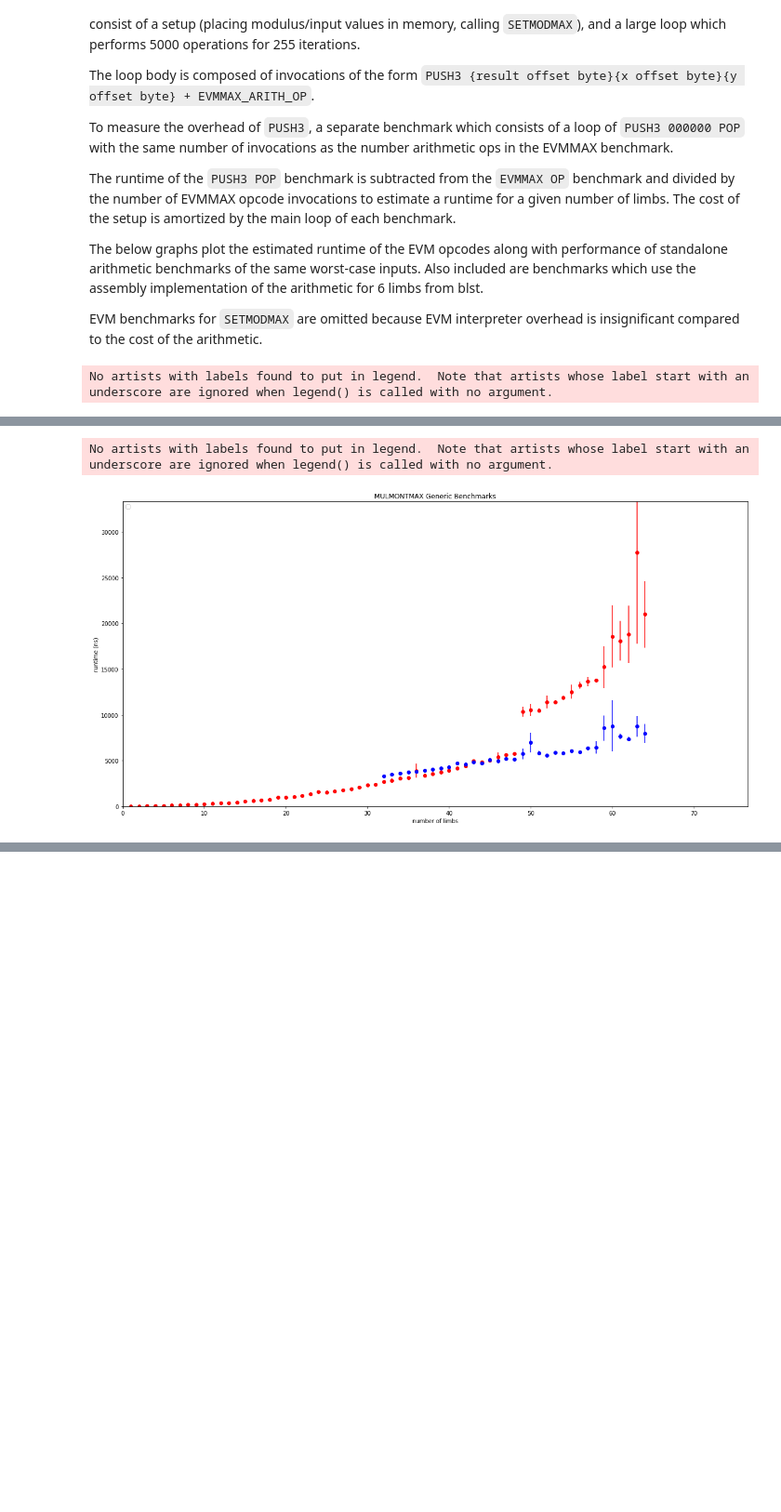
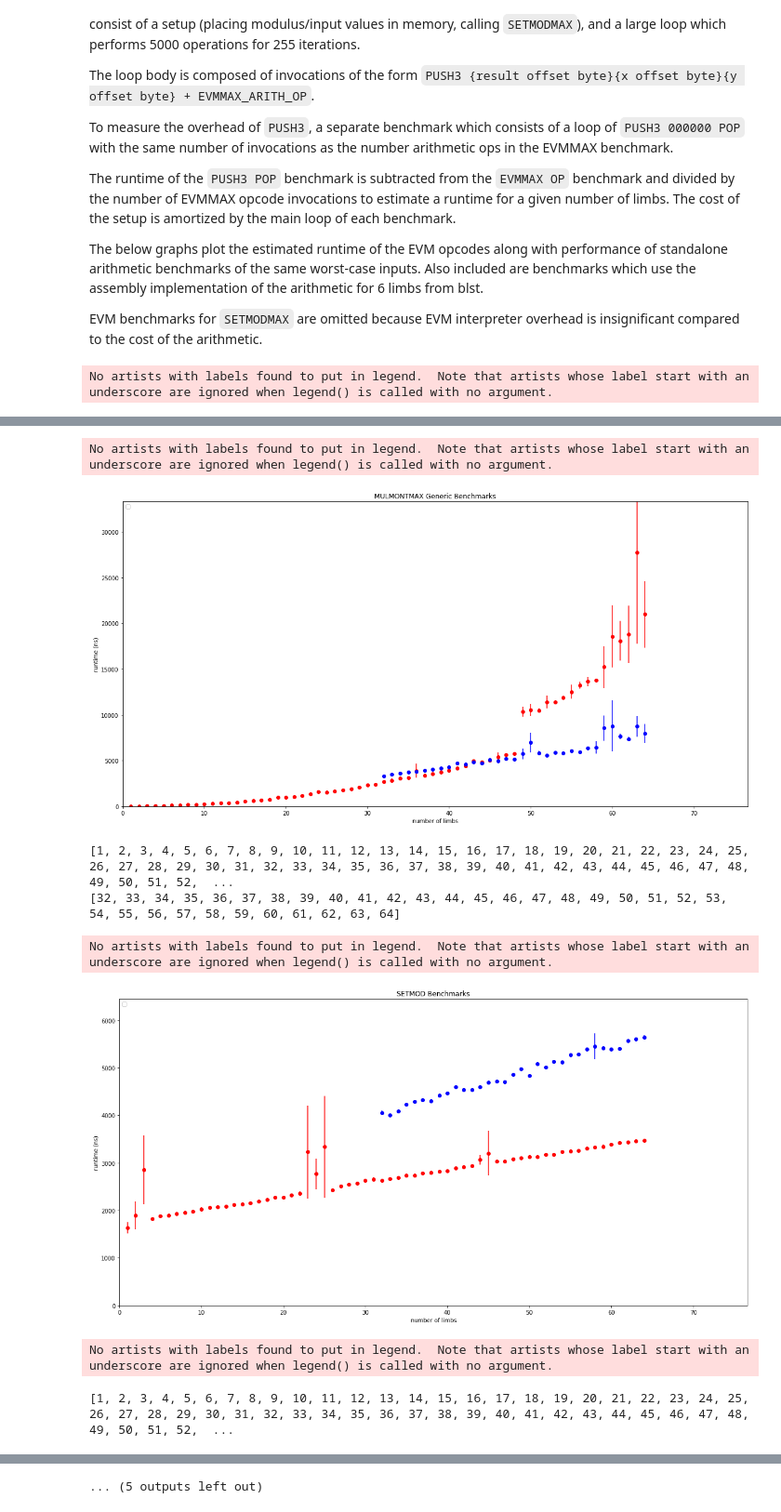
Before and after one commit to jwasinger/evmmax-lite, a Jupyter notebook: plot.ipynb, the cells around one changed output, grey strips where cells are left out. Shown at 93% size. Cells and saved outputs as stored; diff of their text form; code cells hidden in the pictures; blank space fills up the shorter version.

```diff
--- a/plot.ipynb
+++ b/plot.ipynb
@@ -219,47 +218,78 @@ def fit_linear(dataset):
     lof_y = [x * eqn[0] + eqn[1] for x in xs]
     return eqn, list(zip(xs, lof_y))
 
-def stitch_data():
-    pass # TODO combine data for mulmont from non-unrolled + generic presets and format it for gas model fitting
+def stitch_data(data1, data2, cutoff: int):
+    result = []
+    print("data1 is {}".format(data1))
+    x_values = [[x_val for x_val in data1[key]] for key in data1.keys()]
+    print(x_values)
+    for i in range(1, cutoff):
+        result.append((data1['x_values'][str(i * 64)], data1['y_value'][str(i * 64)]))
+    for i in range(cutoff, 65):
+        result.append((data2['x_values'][str(i * 64)], data2['y_value'][str(i * 64)]))
+
+    return result
+
+def stitch_gas_model(model1, model2, cutoff: int):
+    pass
 
 fast_mulmont_limb_cutoff = 49
 mulmont_benches = go_arith_benchmarks['mulmont']
-eqn_mulmont_lof, mulmont_lof = fit_quadratic(zip([mulmont_benches['y_vals'])[:fast_mulmont_cutoff]
-graphing_data = format_bench_data_for_graphing((1, 64), go_arith_benchmarks['mulmont']['non-unrolled'], 'mulmont', 'red')
+#eqn_mulmont_lof, mulmont_lof = fit_quadratic(zip([mulmont_benches['y_vals'])[:fast_mulmont_cutoff]
+mulmont_non_unrolled_data = format_bench_data_for_graphing((1, 64), go_arith_benchmarks['mulmont']['non-unrolled'], 'mulmont', 'red')
 scatterplot_ns_data("MULMONTMAX Benchmarks", False, [graphing_data])
-graphing_data2 = format_bench_data_for_graphing((1, 64), go_arith_benchmarks['mulmont']['generic'], 'mulmont-generic', 'blue')
+mulmont_generic_data = format_bench_data_for_graphing((1, 64), go_arith_benchmarks['mulmont']['generic'], 'mulmont-generic', 'blue')
 print(len(graphing_data2))
 scatterplot_ns_data("MULMONTMAX Generic Benchmarks", False, [graphing_data, graphing_data2])
+
+setmod_non_unrolled_data = format_bench_data_for_graphing((1, 64), go_arith_benchmarks['setmod']['non-unrolled'], 'setmod-non-unrolled', 'red')
+setmod_generic_data = format_bench_data_for_graphing((1, 64), go_arith_benchmarks['setmod']['generic'], 'setmod-generic', 'blue')
+scatterplot_ns_data('SETMOD Benchmarks', False, [setmod_non_unrolled_data, setmod_generic_data])
+
+addmod_non_unrolled_data = format_bench_data_for_graphing((1, 64), go_arith_benchmarks['addmod']['non-unrolled'], 'addmod-non-unrolled', 'red')
+submod_non_unrolled_data = format_bench_data_for_graphing((1, 64), go_arith_benchmarks['submod']['non-unrolled'], 'submod-non-unrolled', 'red')
+
+scatterplot_ns_data('ADDMOD Benchmarks', False, [addmod_non_unrolled_data])
+scatterplot_ns_data('SUBMOD Benchmarks', False, [submod_non_unrolled_data])
+
+stitch_data(go_arith_benchmarks['mulmont']['generic'], go_arith_benchmarks['mulmont']['non-unrolled'], 49)
+
 # go_arith_benchmarks['MulMontNonUnrolledGo'][0] = (1, 14.0) # TODO replace this when fast mulmont is implemented for 1-limb width
 
 # eqn_mulmont_cios_lof, mulmont_cios_lof = fit_quadratic(go_arith_benchmarks['MulMontNonUnrolledGo'][:48])
 # eqn_addmod_lof, addmod_lof = fit_linear(go_arith_benchmarks['AddModNonUnrolledGo'])
 # eqn_submod_lof, submod_lof = fit_linear(go_arith_benchmarks['SubModNonUnrolledGo'])
 
 # adjust the y-intercept so that the cost model line-of-fit passes through the first limb
 
 # print("adjusted cost model addmod: {}", eqn_addmod_lof)
 # print("adjusted cost model submod: {}", eqn_submod_lof)
 
 #scatterplot_ns_data("MULMONTMAX Benchmarks", False, (go_arith_benchmarks['MulMontNonUnrolledGo'][:48], "blue", "mulmont CIOS - Go", 'o'),
  #                                                   (go_arith_benchmarks['MulMontGenericGo'][48:], "green", "mulmont generic - Go", 'o'),
  #                                                   (mulmont_cios_lof, "black", "cost model (CIOS)", '--'))
 
 #scatterplot_ns_data("ADDMODMAX Benchmarks", False, (go_arith_benchmarks['AddModAsm'], "blue", "addmod arithmetic - asm", 'o'),
 #                                                   (go_arith_benchmarks['AddModNonUnrolledGo'], "green", "addmod arithmetic - Go", 'o'),
 #                                                   (addmod_lof, "black", "cost model", "--"))
 
 #scatterplot_ns_data("SUBMODMAX Benchmarks", False, (go_arith_benchmarks['SubModAsm'], "blue", "submod arithmetic - asm", 'o'),
 #                                                   (go_arith_benchmarks['SubModNonUnrolledGo'], "green", "submod arithmetic - Go", 'o'),
 #                                                   (submod_lof, "black", "cost model", "--"))
 
 #scatterplot_ns_data("SETMOD Benchmarks", False, (go_arith_benchmarks['SetMod'], "green", "setmod arithmetic - Go", 'o'))
 # %% [output]
 No artists with labels found to put in legend.  Note that artists whose label start with an underscore are ignored when legend() is called with no argument.
 [1, 2, 3, 4, 5, 6, 7, 8, 9, 10, 11, 12, 13, 14, 15, 16, 17, 18, 19, 20, 21, 22, 23, 24, 25, 26, 27, 28, 29, 30, 31, 32, 33, 34, 35, 36, 37, 38, 39, 40, 41, 42, 43, 44, 45, 46, 47, 48, 49, 50, 51, 52,  ...
 [figure]
 7
 [1, 2, 3, 4, 5, 6, 7, 8, 9, 10, 11, 12, 13, 14, 15, 16, 17, 18, 19, 20, 21, 22, 23, 24, 25, 26, 27, 28, 29, 30, 31, 32, 33, 34, 35, 36, 37, 38, 39, 40, 41, 42, 43, 44, 45, 46, 47, 48, 49, 50, 51, 52,  ...
 [32, 33, 34, 35, 36, 37, 38, 39, 40, 41, 42, 43, 44, 45, 46, 47, 48, 49, 50, 51, 52, 53, 54, 55, 56, 57, 58, 59, 60, 61, 62, 63, 64]
 No artists with labels found to put in legend.  Note that artists whose label start with an underscore are ignored when legend() is called with no argument.
 [figure]
+[1, 2, 3, 4, 5, 6, 7, 8, 9, 10, 11, 12, 13, 14, 15, 16, 17, 18, 19, 20, 21, 22, 23, 24, 25, 26, 27, 28, 29, 30, 31, 32, 33, 34, 35, 36, 37, 38, 39, 40, 41, 42, 43, 44, 45, 46, 47, 48, 49, 50, 51, 52,  ...
+[32, 33, 34, 35, 36, 37, 38, 39, 40, 41, 42, 43, 44, 45, 46, 47, 48, 49, 50, 51, 52, 53, 54, 55, 56, 57, 58, 59, 60, 61, 62, 63, 64]
+No artists with labels found to put in legend.  Note that artists whose label start with an underscore are ignored when legend() is called with no argument.
+[figure, added]
+No artists with labels found to put in legend.  Note that artists whose label start with an underscore are ignored when legend() is called with no argument.
+[1, 2, 3, 4, 5, 6, 7, 8, 9, 10, 11, 12, 13, 14, 15, 16, 17, 18, 19, 20, 21, 22, 23, 24, 25, 26, 27, 28, 29, 30, 31, 32, 33, 34, 35, 36, 37, 38, 39, 40, 41, 42, 43, 44, 45, 46, 47, 48, 49, 50, 51, 52,  ...
@@ -266,3 +297,4 @@ No artists with labels found to put in legend.  Note that artists whose label st
+... (5 outputs left out)
 # %% [markdown]
 **benchmark note:** these benchmarks were performed on an `i7-6500U CPU @ 2.50GHz` w/ turbo-boost disabled
 
```
Also changed, not shown: parts of 2 cells of this notebook, 5 other files.
